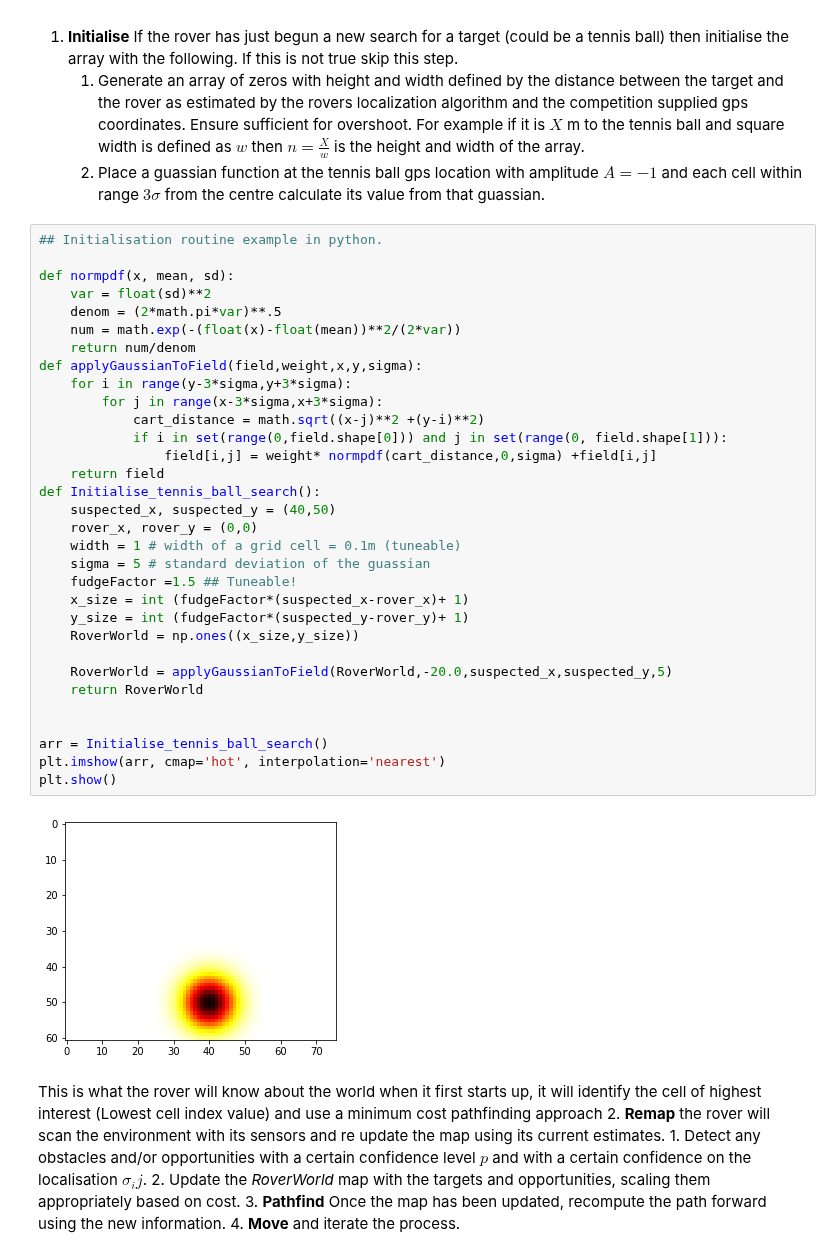
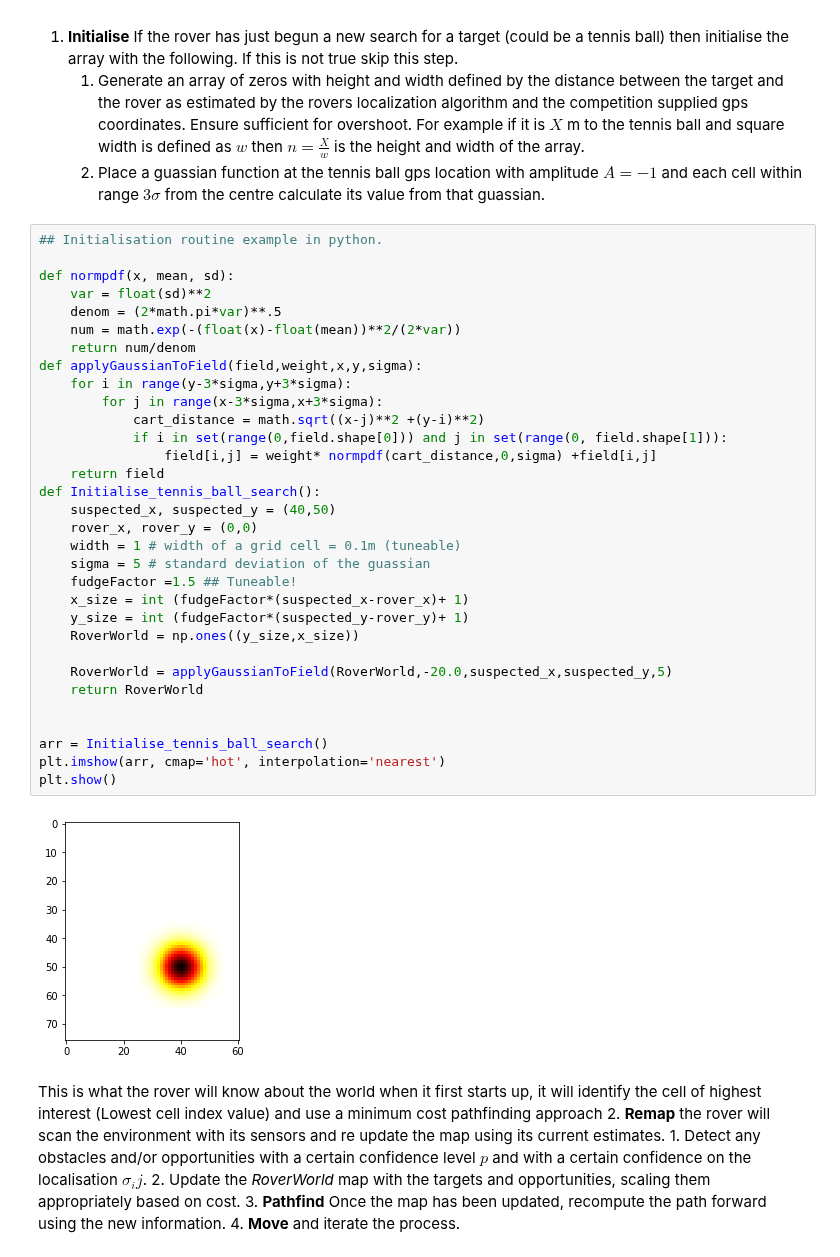
Before and after one commit to JmcRobbie/novaRoverDemos, a Jupyter notebook: Autonomous decision making demonstration.ipynb, the cells around one changed output. Saved outputs shown, nothing was run; the diff lists cells and outputs as text.

```diff
--- a/Autonomous decision making demonstration.ipynb
+++ b/Autonomous decision making demonstration.ipynb
@@ -37,35 +37,35 @@ The algorithm for searching the space works as follows.
 
 def normpdf(x, mean, sd):
     var = float(sd)**2
     denom = (2*math.pi*var)**.5
     num = math.exp(-(float(x)-float(mean))**2/(2*var))
     return num/denom
 def applyGaussianToField(field,weight,x,y,sigma):
     for i in range(y-3*sigma,y+3*sigma):
         for j in range(x-3*sigma,x+3*sigma):
             cart_distance = math.sqrt((x-j)**2 +(y-i)**2)
             if i in set(range(0,field.shape[0])) and j in set(range(0, field.shape[1])):
                 field[i,j] = weight* normpdf(cart_distance,0,sigma) +field[i,j]
     return field
 def Initialise_tennis_ball_search():
     suspected_x, suspected_y = (40,50)
     rover_x, rover_y = (0,0)
     width = 1 # width of a grid cell = 0.1m (tuneable)
     sigma = 5 # standard deviation of the guassian
     fudgeFactor =1.5 ## Tuneable!
     x_size = int (fudgeFactor*(suspected_x-rover_x)+ 1)
     y_size = int (fudgeFactor*(suspected_y-rover_y)+ 1)
-    RoverWorld = np.ones((x_size,y_size))
+    RoverWorld = np.ones((y_size,x_size))
 
     RoverWorld = applyGaussianToField(RoverWorld,-20.0,suspected_x,suspected_y,5)
     return RoverWorld
 
 
 arr = Initialise_tennis_ball_search()
 plt.imshow(arr, cmap='hot', interpolation='nearest')
 plt.show()
 # %% [output]
-[figure, old version]
+[figure, new version]
 # %% [markdown]
 This is what the rover will know about the world when it first starts up, it will identify the cell of highest interest (Lowest cell index value) and use a minimum cost pathfinding approach
 2. **Remap** the rover will scan the environment with its sensors and re update the map using its current estimates.
```
Also changed, not shown: parts of 6 cells of this notebook.
